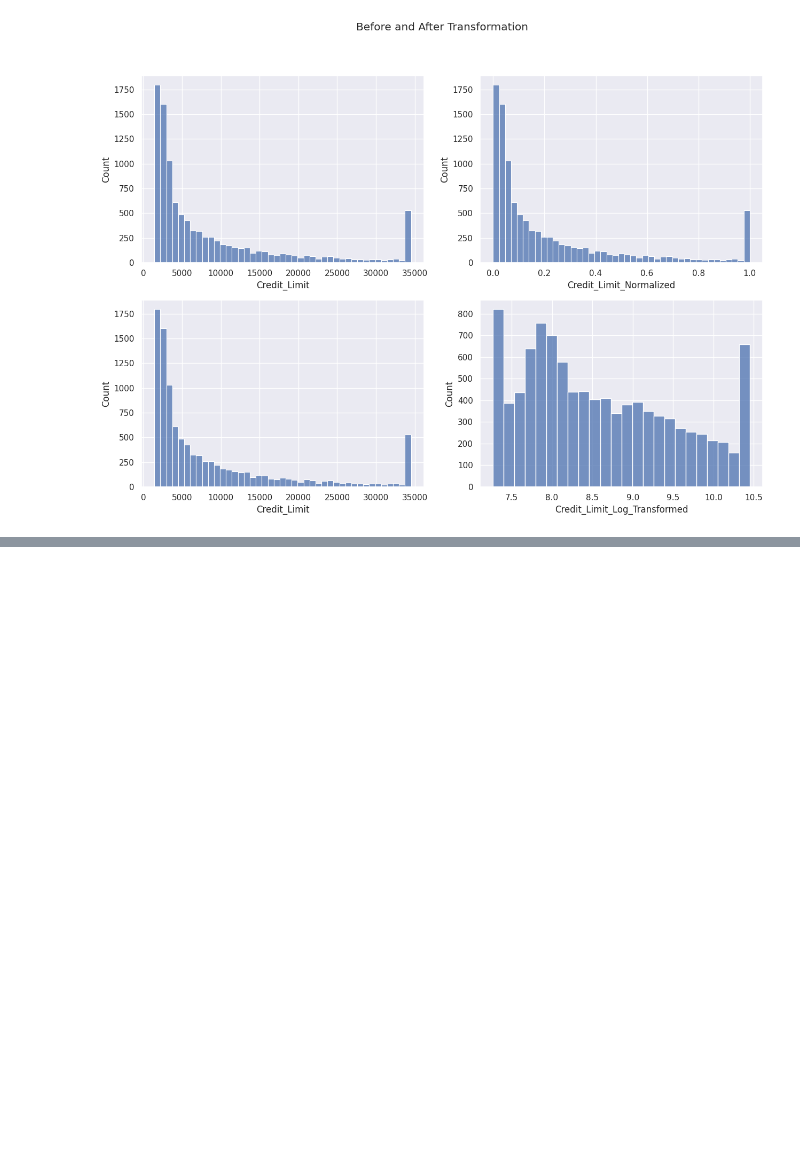
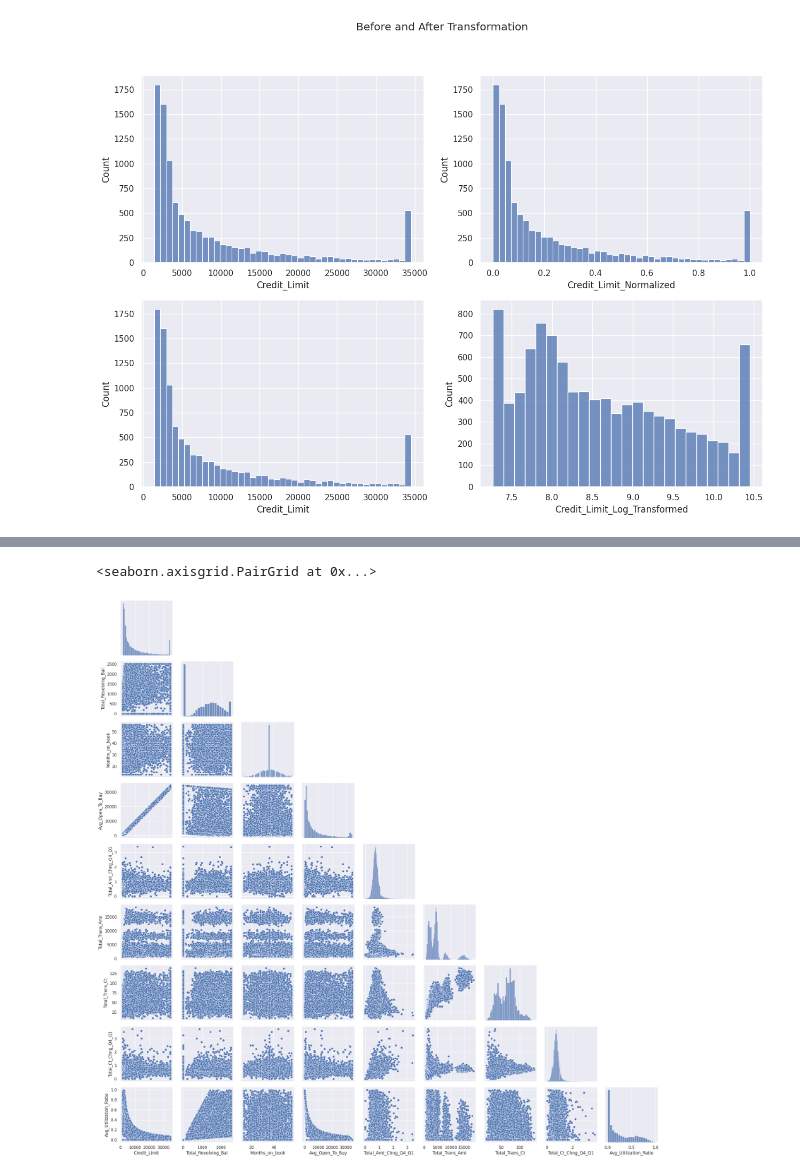
Before and after one commit to jegazhu/python-projects, a Jupyter notebook: py_for_data_analysis.ipynb, the cells around one changed output, grey strips where cells are left out. Saved outputs shown, nothing was run; the diff lists cells and outputs as text; code cells hidden in the pictures; blank space fills up the shorter version.

```diff
--- a/py_for_data_analysis.ipynb
+++ b/py_for_data_analysis.ipynb
@@ -293,0 +311,10 @@ sns.histplot(data, x="Credit_Limit_Log_Transformed", ax=axes[1,1])
+# %%
+numeric_data = data[['Credit_Limit', 'Total_Revolving_Bal', 'Months_on_book', 'Avg_Open_To_Buy', 'Total_Amt_Chng_Q4_Q1', 'Total_Trans_Amt',
+       'Total_Trans_Ct', 'Total_Ct_Chng_Q4_Q1', 'Avg_Utilization_Ratio', 'Attrition_Flag']]
+# %%
+g = sns.PairGrid(numeric_data, diag_sharey=False, corner = True )
+g.map_lower(sns.scatterplot)
+g.map_diag(sns.histplot)
+# %% [output]
+<seaborn.axisgrid.PairGrid at 0x...>
+[figure, added]
```
Also changed, not shown: parts of 11 cells of this notebook.
